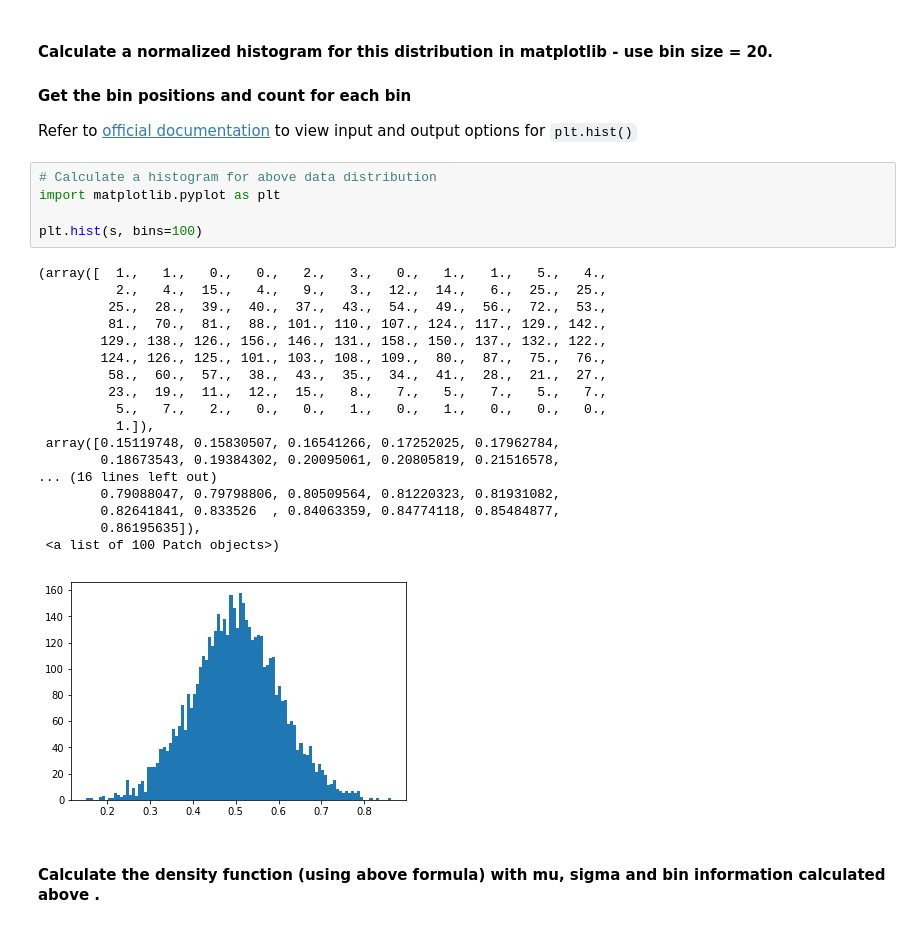
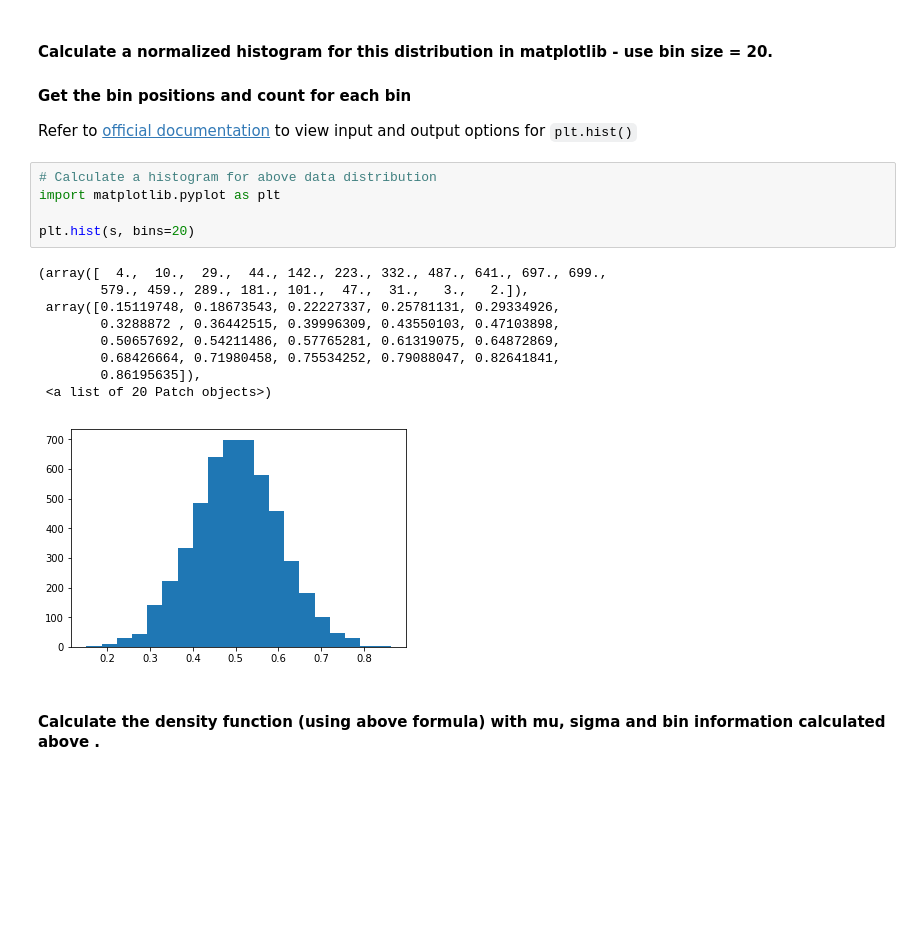
Before and after one commit to kevzha/dsc-1-09-13-normal-gaussian-distributions-lab-nyc-ds-career-012819, a Jupyter notebook: index.ipynb, the cells around one changed output. Cells and saved outputs as stored; diff of their text form; blank space fills up the shorter version.

```diff
--- a/index.ipynb
+++ b/index.ipynb
@@ -35,27 +35,18 @@ Refer to [official documentation](https://matplotlib.org/api/_as_gen/matplotlib.
 # %%
 # Calculate a histogram for above data distribution
 import matplotlib.pyplot as plt
 
-plt.hist(s, bins=100)
+plt.hist(s, bins=20)
 # %% [output]
-(array([  1.,   1.,   0.,   0.,   2.,   3.,   0.,   1.,   1.,   5.,   4.,
-          2.,   4.,  15.,   4.,   9.,   3.,  12.,  14.,   6.,  25.,  25.,
-         25.,  28.,  39.,  40.,  37.,  43.,  54.,  49.,  56.,  72.,  53.,
-         81.,  70.,  81.,  88., 101., 110., 107., 124., 117., 129., 142.,
-        129., 138., 126., 156., 146., 131., 158., 150., 137., 132., 122.,
-        124., 126., 125., 101., 103., 108., 109.,  80.,  87.,  75.,  76.,
-         58.,  60.,  57.,  38.,  43.,  35.,  34.,  41.,  28.,  21.,  27.,
-         23.,  19.,  11.,  12.,  15.,   8.,   7.,   5.,   7.,   5.,   7.,
-          5.,   7.,   2.,   0.,   0.,   1.,   0.,   1.,   0.,   0.,   0.,
-          1.]),
- array([0.15119748, 0.15830507, 0.16541266, 0.17252025, 0.17962784,
-        0.18673543, 0.19384302, 0.20095061, 0.20805819, 0.21516578,
-... (16 lines left out)
-        0.79088047, 0.79798806, 0.80509564, 0.81220323, 0.81931082,
-        0.82641841, 0.833526  , 0.84063359, 0.84774118, 0.85484877,
+(array([  4.,  10.,  29.,  44., 142., 223., 332., 487., 641., 697., 699.,
+        579., 459., 289., 181., 101.,  47.,  31.,   3.,   2.]),
+ array([0.15119748, 0.18673543, 0.22227337, 0.25781131, 0.29334926,
+        0.3288872 , 0.36442515, 0.39996309, 0.43550103, 0.47103898,
+        0.50657692, 0.54211486, 0.57765281, 0.61319075, 0.64872869,
+        0.68426664, 0.71980458, 0.75534252, 0.79088047, 0.82641841,
         0.86195635]),
- <a list of 100 Patch objects>)
+ <a list of 20 Patch objects>)
-[figure, old version]
+[figure, new version]
 # %% [markdown]
 #### Calculate the density function (using above formula) with mu, sigma and bin information calculated above .
 # %%
```
